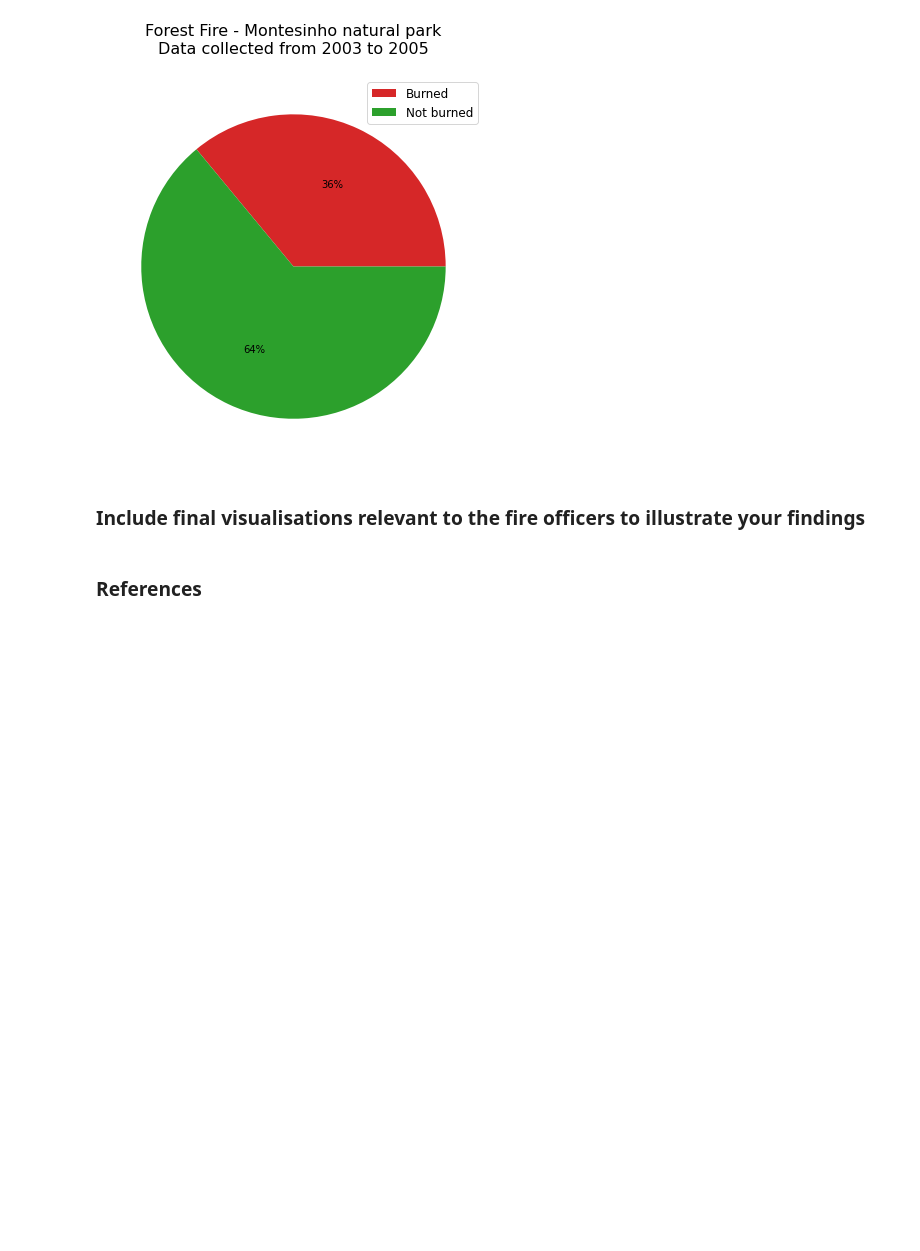
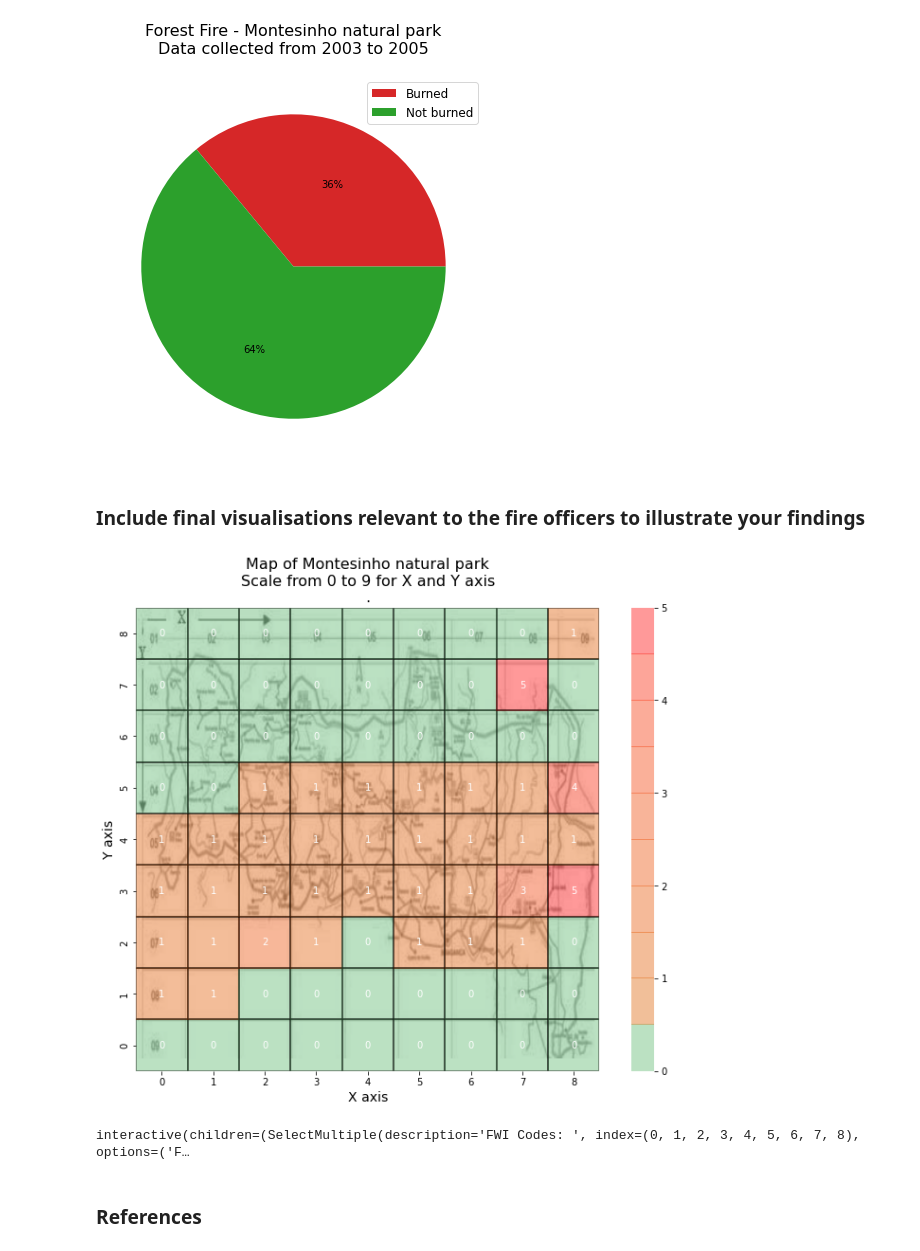
Before and after one commit to raulFuzita/cct_data_visualisation_communication, a Jupyter notebook: raul_fuzita_AI_DV_DP_ICA.ipynb, the cells around one changed output. Saved outputs shown, nothing was run; the diff lists cells and outputs as text; code cells hidden in the pictures; blank space fills up the shorter version.

```diff
--- a/raul_fuzita_AI_DV_DP_ICA.ipynb
+++ b/raul_fuzita_AI_DV_DP_ICA.ipynb
@@ -529,5 +529,85 @@ plt.show()
 [figure]
 # %% [markdown]
 ### Include final visualisations relevant to the fire officers to illustrate your findings
+# %%
+#@markdown 👈 Please, run this cell to get unique spacial coordinates, and then join area variable to the unique spacial coordinates object.
+
+#@markdown The new area variable has to be round and converted to integer.
+uniq_spatial_cord = spatial_coordinate.drop_duplicates()
+area = dfclean.loc[uniq_spatial_cord.index, ['area']]
+uniq_spatial_cord = uniq_spatial_cord.join(area)
+uniq_spatial_cord.area = uniq_spatial_cord.area.round().astype(int)
+# %%
+#@markdown 👈 Please, run this cell to create a 2D list 9x9. The spatial coordinate will be the index to access the columns and rows. <br>The column area will be the value for the items of the 2D list.
+
+grid = [
+        [0, 0, 0, 0, 0, 0, 0, 0, 0],
+        [0, 0, 0, 0, 0, 0, 0, 0, 0],
+        [0, 0, 0, 0, 0, 0, 0, 0, 0],
+        [0, 0, 0, 0, 0, 0, 0, 0, 0],
+        [0, 0, 0, 0, 0, 0, 0, 0, 0],
+        [0, 0, 0, 0, 0, 0, 0, 0, 0],
+        [0, 0, 0, 0, 0, 0, 0, 0, 0],
+        [0, 0, 0, 0, 0, 0, 0, 0, 0],
+        [0, 0, 0, 0, 0, 0, 0, 0, 0],
+]
+
+for index, row in uniq_spatial_cord.iterrows():
+  grid[row['Y']-1][row['X']-1] = row['area']
+# %%
+#@markdown 👈 Please, run this cell to plot Montesinho park map and the burned areas.
+
+#plt.figure(figsize=(10,7))
+colors = ['#56b468', '#de6100', '#e25b00', '#e75400', '#eb4d00', '#ef4500', '#f33b00', '#f73000', '#fb2000', '#ff0000']
+img = plt.imread("https://github.com/raulFuzita/cct_data_visualisation_communication/blob/CA2/montisinho_park.png?raw=true")
+fig, ax = plt.subplots(figsize=(12,9))
+ax.imshow(img, extent=[0, 9, 0, 9])
+ax = sns.heatmap(grid, annot=True, linewidths=1, linecolor='black', cmap=colors, alpha  = 0.4)
+plt.xlabel('X axis', fontsize=14)
+plt.ylabel('Y axis', fontsize=14)
+plt.title('Map of Montesinho natural park\nScale from 0 to 9 for X and Y axis\n.', fontsize=16)
+ax.invert_yaxis()
+# %% [output]
+[figure, added]
+# %%
+#@markdown 👈 Please, run this cell to plot all the numeric variables in a interactive graph.
+
+#@markdown Select what data you would like to see individually or select the default option to show them all.
+
+#@markdown You can also select a range of observations with the slider option.
+
+size = len(df_mmnorm)
+
+slider = widgets.IntRangeSlider(
+    value=[0, size],
+    min=0,
+    max=size,
+    step=1,
+    description='Observations:'
+)
+
+options = ['FFMC',	'DMC',	'DC',	'ISI',	'temperature',	'RH',	'wind',	'rain', 'Default']
+four_country_picker = widgets.SelectMultiple(
+    options=options,
+    value=list(options),
+    description='FWI Codes: '
+)
+
+@widgets.interact(symbols=four_country_picker, slider=slider)
+def render(symbols, slider):
+  if 'Default' in symbols:
+    symbols = tuple(options)
+  min = slider[0]
+  max = slider[1]
+  selected = df_mmnorm.loc[min:max, df_mmnorm.columns[df_mmnorm.columns.isin(symbols)]]
+  plt.figure(figsize =(12, 9))
+  plt.plot(selected)
+  plt.xlabel('Observations from 2003 to 2005', fontsize=14)
+  plt.ylabel('Values', fontsize=14)
+  plt.title('Variables that can influence the size of a burned area\n', fontsize=16)
+  plt.legend(list(symbols), loc='upper left', prop={'size': 14})
+  plt.show()
+# %% [output]
+interactive(children=(SelectMultiple(description='FWI Codes: ', index=(0, 1, 2, 3, 4, 5, 6, 7, 8), options=('F…
 # %% [markdown]
 ### References
```
Also changed, not shown: parts of 6 cells of this notebook.
